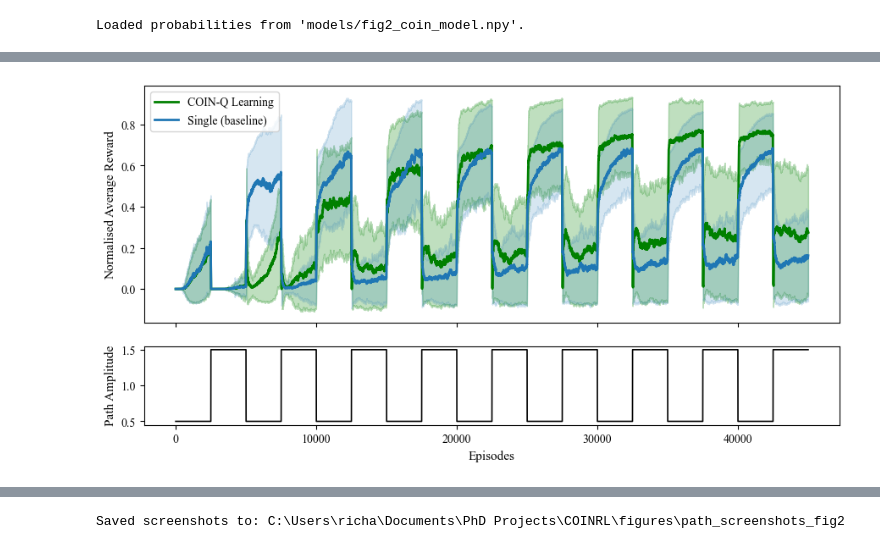
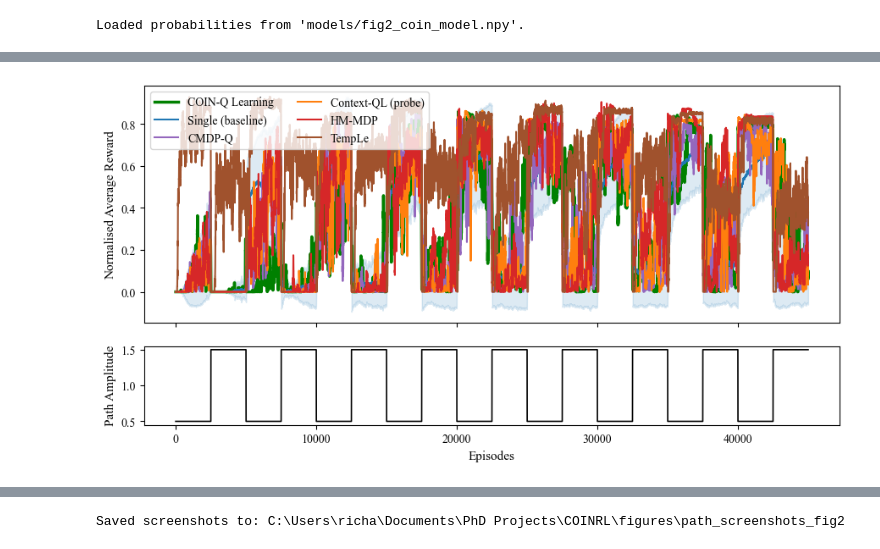
Before and after one commit to RichieRich2569/COINRL, a Jupyter notebook: figures.ipynb, the cells around one changed output, grey strips where cells are left out. Cells and saved outputs as stored; diff of their text form; code cells hidden in the pictures.

Commit message:
Baselines and preliminary testing for Fig 2.

```diff
--- a/figures.ipynb
+++ b/figures.ipynb
@@ -646,6 +810,29 @@ Loaded rewards from 'models/fig2_coin_q.npz'.
 # %%
+# Final Figure 2 plot -- built purely from the saved results in models/.
+# Nothing needs (re)training: run the imports cell, then this cell.
+import os
 import numpy as np
 import matplotlib.pyplot as plt
+
+def load_rewards(path):
+    data = np.load(path)
+    std = data["std_rewards"] if "std_rewards" in data.files else np.zeros_like(data["rewards"])
+    return np.asarray(data["rewards"], dtype=float), np.asarray(std, dtype=float)
+
+rewards_coin_q, std_rewards_coin_q = load_rewards("models/fig2_coin_q.npz")
+rewards_single, std_rewards_single = load_rewards("models/fig2_single_policy_q_learning.npz")
+rewards_cmdp, std_rewards_cmdp = load_rewards("models/fig2_cmdp_q.npz")
+rewards_ctxql_probe, std_rewards_ctxql_probe = load_rewards("models/fig2_context_ql_probe.npz")
+rewards_ctxql_native, std_rewards_ctxql_native = load_rewards("models/fig2_context_ql_native.npz")
+rewards_hmmdp, std_rewards_hmmdp = load_rewards("models/fig2_hmmdp_q.npz")
+rewards_temple, std_rewards_temple = load_rewards("models/fig2_temple.npz")
+
+# Per-context oracle ceilings used for normalisation
+max_rewards_base = np.load("models/fig2_q_learning.npz")["max_rewards"]
+
+# Curriculum (must match the training cell): 18 alternating blocks of 2500 episodes
+params = np.concatenate([np.full(2500, 0.5) if i % 2 == 0 else np.full(2500, 1.5)
+                         for i in range(18)])
 
 def moving_average(x: np.ndarray, window: int = 25) -> np.ndarray:
     window = max(1, int(window))
@@ -656,18 +843,7 @@ def moving_average(x: np.ndarray, window: int = 25) -> np.ndarray:
     kernel = np.ones(window, dtype=float) / window
     return np.convolve(x_pad, kernel, mode="valid")
 
-# --- Inputs ---
-params = np.asarray(param_values, dtype=float)
-
-# COIN
-rewards_coin = np.asarray(rewards_coin_q, dtype=float)
-std_coin     = np.asarray(std_rewards_coin_q, dtype=float)
-
-# SINGLE (baseline)
-rewards_single = np.asarray(rewards_single, dtype=float)
-std_single     = np.asarray(std_rewards_single, dtype=float)
-
-# --- Common denom for BOTH methods (identical normalisation) ---
+# --- Common denom for ALL methods (identical normalisation) ---
 max_base = np.asarray(max_rewards_base, dtype=float).reshape(-1)
 if max_base.size < 2:
     raise ValueError("max_rewards_base must have gravity >= 2 (one per context).")
@@ -676,23 +852,36 @@ if max_base.size < 2:
 is_ctx0 = np.isclose(params, 0.5, atol=1e-12, rtol=0.0)
 denom = np.where(is_ctx0, max_base[0] + 200.0, max_base[1] + 200.0)
 
+def normalise(rewards, std):
+    return (np.asarray(rewards, dtype=float) + 200.0) / denom, np.asarray(std, dtype=float) / denom
+
 # --- Normalise ---
-norm_coin   = (rewards_coin   + 200.0) / denom
-norm_single = (rewards_single + 200.0) / denom
+norm_coin, norm_std_coin = normalise(rewards_coin_q, std_rewards_coin_q)
+norm_single, norm_std_single = normalise(rewards_single, std_rewards_single)
+norm_cmdp, norm_std_cmdp = normalise(rewards_cmdp, std_rewards_cmdp)
+norm_hmmdp, norm_std_hmmdp = normalise(rewards_hmmdp, std_rewards_hmmdp)
+norm_temple, norm_std_temple = normalise(rewards_temple, std_rewards_temple)
 
-norm_std_coin   = std_coin / denom
-norm_std_single = std_single / denom
+# Context-QL: plot the better of the two detection variants (plan: report the other in text)
+norm_cq_p, norm_std_cq_p = normalise(rewards_ctxql_probe, std_rewards_ctxql_probe)
+norm_cq_n, norm_std_cq_n = normalise(rewards_ctxql_native, std_rewards_ctxql_native)
+if norm_cq_p.mean() >= norm_cq_n.mean():
+    norm_ctxql, norm_std_ctxql, ctxql_label = norm_cq_p, norm_std_cq_p, "Context-QL (probe)"
+else:
+    norm_ctxql, norm_std_ctxql, ctxql_label = norm_cq_n, norm_std_cq_n, "Context-QL (native)"
+print(f"Context-QL variant means: probe={norm_cq_p.mean():.3f}, native={norm_cq_n.mean():.3f} -> plotting {ctxql_label}")
 
 # --- Smooth ---
 smooth_window = 25
-norm_coin_s   = moving_average(norm_coin, window=smooth_window)
-std_coin_s    = moving_average(norm_std_coin, window=smooth_window)
-
-norm_single_s = moving_average(norm_single, window=smooth_window)
-std_single_s  = moving_average(norm_std_single, window=smooth_window)
-
-# --- Plot ---
-x = np.arange(len(norm_coin_s))
+curves = [
+    # (label, norm, std, color, linewidth, alpha_band)
+    ("COIN-Q Learning", norm_coin, norm_std_coin, "green", 2.5, 0.25),
+    ("Single (baseline)", norm_single, norm_std_single, "tab:blue", 1.5, 0.15),
+    ("CMDP-Q", norm_cmdp, norm_std_cmdp, "tab:purple", 1.5, 0.15),
+    (ctxql_label, norm_ctxql, norm_std_ctxql, "tab:orange", 1.5, 0.15),
+    ("HM-MDP", norm_hmmdp, norm_std_hmmdp, "tab:red", 1.5, 0.15),
+    ("TempLe", norm_temple, norm_std_temple, "sienna", 1.5, 0.15),
+]
 
 # Figure styling
 plt.rcParams.update({
@@ -711,18 +900,16 @@ fig, (ax0, ax1) = plt.subplots(
     gridspec_kw={"height_ratios": [3, 1], "hspace": 0.15}
 )
 
-# COIN
-ax0.plot(x, norm_coin_s, label="COIN-Q Learning", color="green", linewidth=2)
-ax0.fill_between(x, norm_coin_s - std_coin_s, norm_coin_s + std_coin_s,
-                 color="green", alpha=0.25)
-
-# SINGLE
-ax0.plot(x, norm_single_s, label="Single (baseline)", color="tab:blue", linewidth=2)
-ax0.fill_between(x, norm_single_s - std_single_s, norm_single_s + std_single_s,
-                 color="tab:blue", alpha=0.18)
+for label, norm, std, color, lw, band in curves:
+    norm_s = moving_average(norm, window=smooth_window)
+    std_s = moving_average(std, window=smooth_window)
+    x = np.arange(len(norm_s))
+    ax0.plot(x, norm_s, label=label, color=color, linewidth=lw)
+    if np.any(std_s > 0):
+        ax0.fill_between(x, norm_s - std_s, norm_s + std_s, color=color, alpha=band)
 
 ax0.set_ylabel("Normalised Average Reward")
-ax0.legend(loc="best")
+ax0.legend(loc="best", ncol=2)
 
 ax1.plot(np.arange(len(params)), params, color="black", linewidth=1.2)
 ax1.set_xlabel("Episodes")
@@ -735 +923 @@ plt.show()
-[figure, old version]
+[figure, new version]
```
Also changed, not shown: parts of 20 cells of this notebook, 15 other files.
